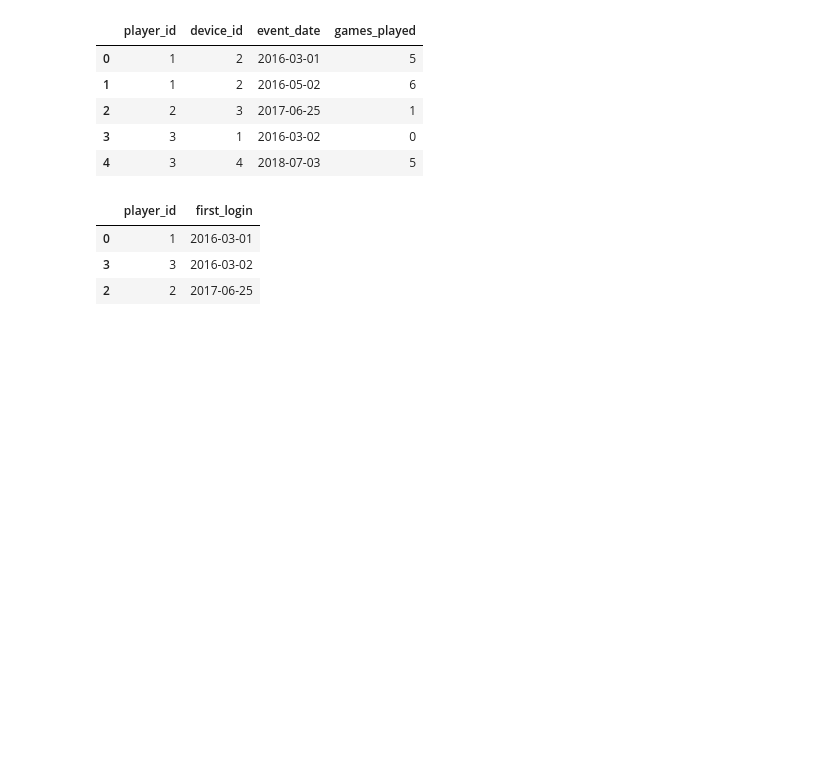
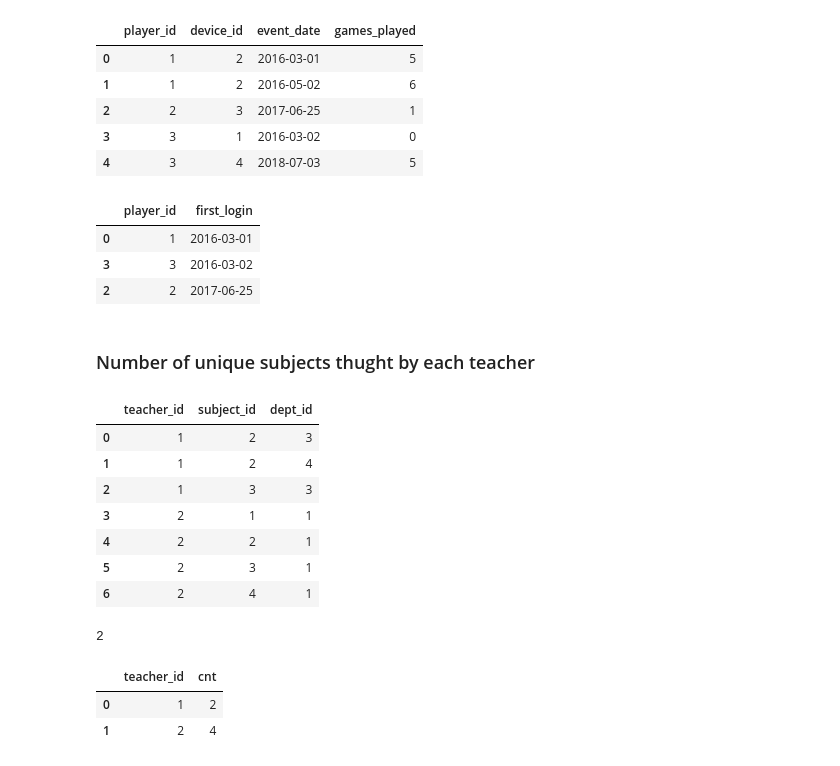
Before and after one commit to ShahriarHA/The-Pandas--Playground, a Jupyter notebook: leetCode3.ipynb, the cells around one changed output. Cells and saved outputs as stored; diff of their text form; code cells hidden in the pictures; blank space fills up the shorter version.

Commit message:
Number of unique subjects taught by each teacher -leetcode

```diff
--- a/leetCode3.ipynb
+++ b/leetCode3.ipynb
@@ -312,3 +312,25 @@ re_ac[["player_id","event_date"]].set_axis(["player_id","first_login"],axis=1)
 | 0 | 1 | 2016-03-01 |
 | 3 | 3 | 2016-03-02 |
 | 2 | 2 | 2017-06-25 |
+# %% [markdown]
+### Number of unique subjects thught by each teacher
+# %%
+teacher = pd.DataFrame({
+    'teacher_id': [1, 1, 1, 2, 2, 2, 2],
+    'subject_id': [2, 2, 3, 1, 2, 3, 4],
+    'dept_id': [3, 4, 3, 1, 1, 1, 1]
+})
+teacher
+# %% [output]
+|  | teacher_id | subject_id | dept_id |
+| 0 | 1 | 2 | 3 |
+| 1 | 1 | 2 | 4 |
+| 2 | 1 | 3 | 3 |
+| 3 | 2 | 1 | 1 |
+| 4 | 2 | 2 | 1 |
+| 5 | 2 | 3 | 1 |
+| 6 | 2 | 4 | 1 |
+# %%
+teacher.teacher_id.nunique()
+# %% [output]
+2
@@ -314,0 +339,6 @@ re_ac[["player_id","event_date"]].set_axis(["player_id","first_login"],axis=1)
+# %%
+re_teacher[["teacher_id","subject_id"]].set_axis(["teacher_id","cnt"],axis=1)
+# %% [output]
+|  | teacher_id | cnt |
+| 0 | 1 | 2 |
+| 1 | 2 | 4 |
```
Also changed, not shown: parts of 1 cell of this notebook.
